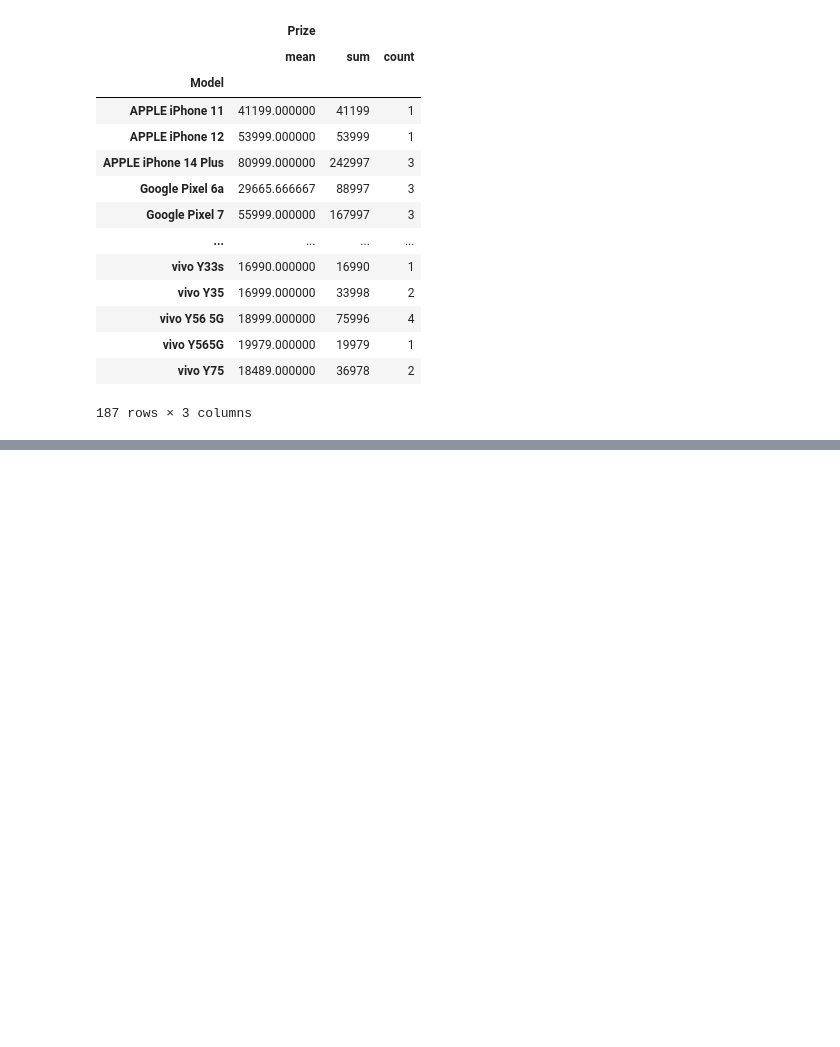
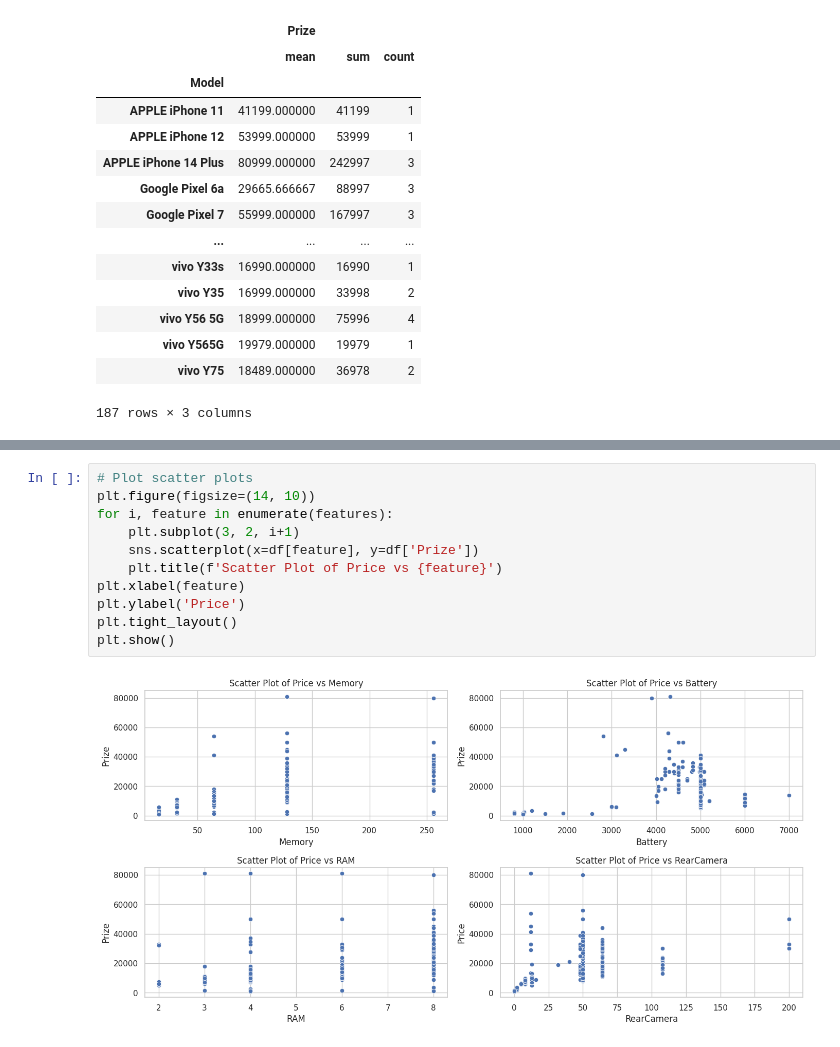
Before and after one commit to santoshdhalwalkar/Calculator, a Jupyter notebook: PricePredictionforMobilePhones.ipynb, the cells around one changed output, grey strips where cells are left out. Cells and saved outputs as stored; diff of their text form; blank space fills up the shorter version.

```diff
--- a/PricePredictionforMobilePhones.ipynb
+++ b/PricePredictionforMobilePhones.ipynb
@@ -441,0 +508,13 @@ grouped_data
+# %%
+# Plot scatter plots
+plt.figure(figsize=(14, 10))
+for i, feature in enumerate(features):
+    plt.subplot(3, 2, i+1)
+    sns.scatterplot(x=df[feature], y=df['Prize'])
+    plt.title(f'Scatter Plot of Price vs {feature}')
+plt.xlabel(feature)
+plt.ylabel('Price')
+plt.tight_layout()
+plt.show()
+# %% [output]
+[figure, added]
```
Also changed, not shown: parts of 6 cells of this notebook.
